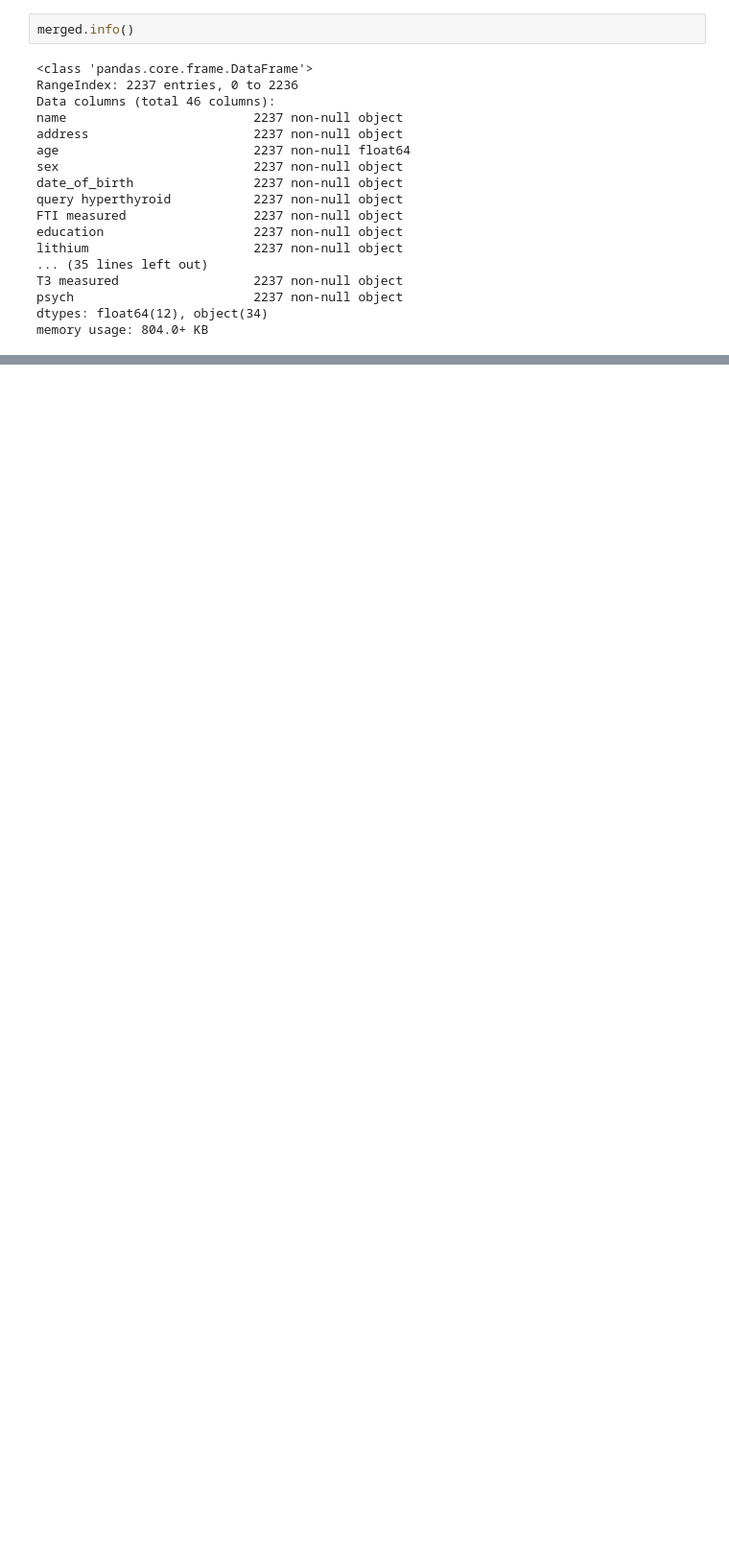
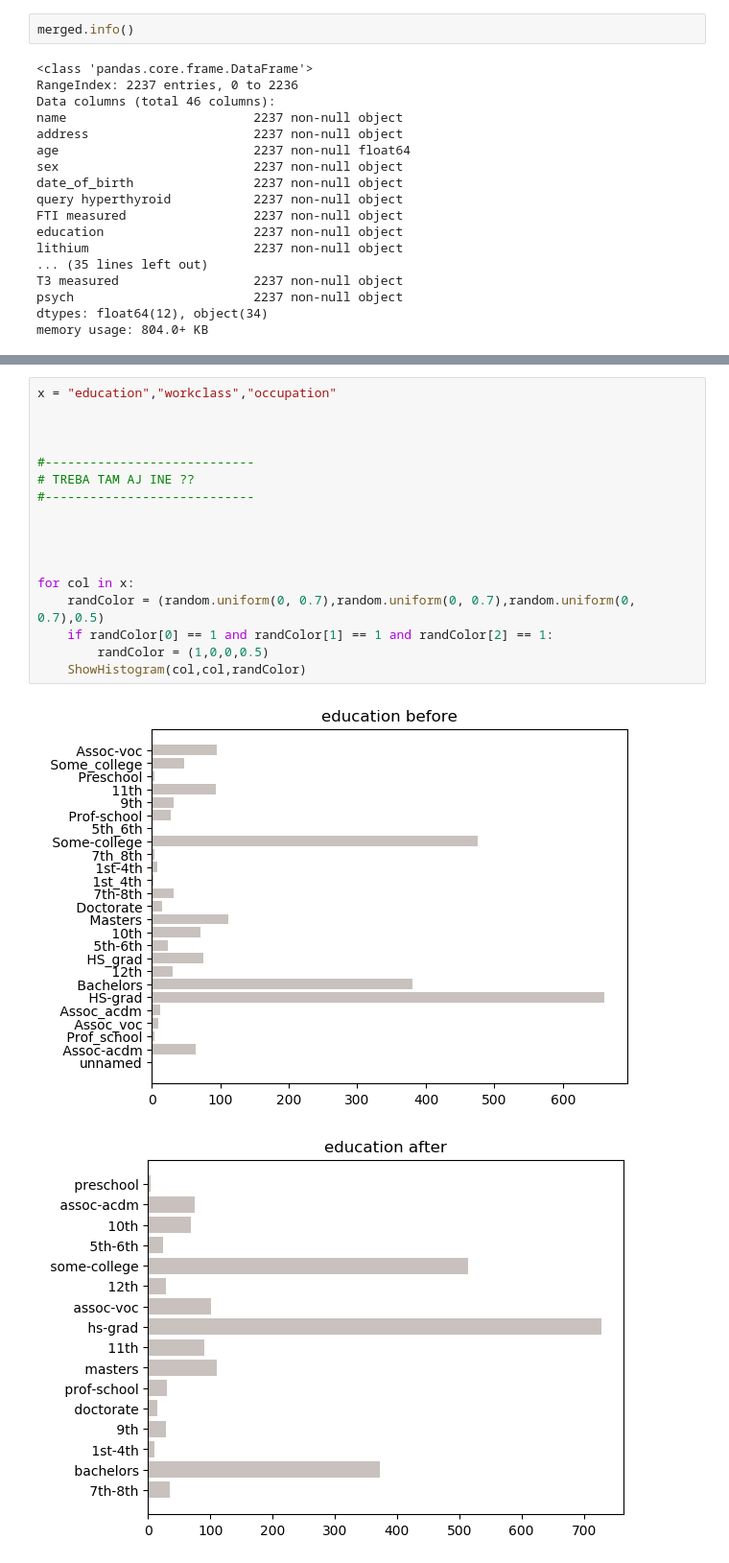
Before and after one commit to zuhi6/IAU-Projekt, a Jupyter notebook: Projekt_2_faza.ipynb, the cells around one changed output, grey strips where cells are left out. Shown at 96% size. Saved outputs shown, nothing was run; the diff lists cells and outputs as text; blank space fills up the shorter version.

```diff
--- a/Projekt_2_faza.ipynb
+++ b/Projekt_2_faza.ipynb
@@ -409,0 +551,20 @@ memory usage: 804.0+ KB
+# %%
+x = "education","workclass","occupation"
+
+
+
+#----------------------------
+# TREBA TAM AJ INE ??
+#----------------------------
+
+
+
+
+for col in x:
+    randColor = (random.uniform(0, 0.7),random.uniform(0, 0.7),random.uniform(0, 0.7),0.5)
+    if randColor[0] == 1 and randColor[1] == 1 and randColor[2] == 1:
+        randColor = (1,0,0,0.5)
+    ShowHistogram(col,col,randColor)
+# %% [output]
+[figure, added]
+[figure, added]
```
Also changed, not shown: parts of 12 cells of this notebook.
